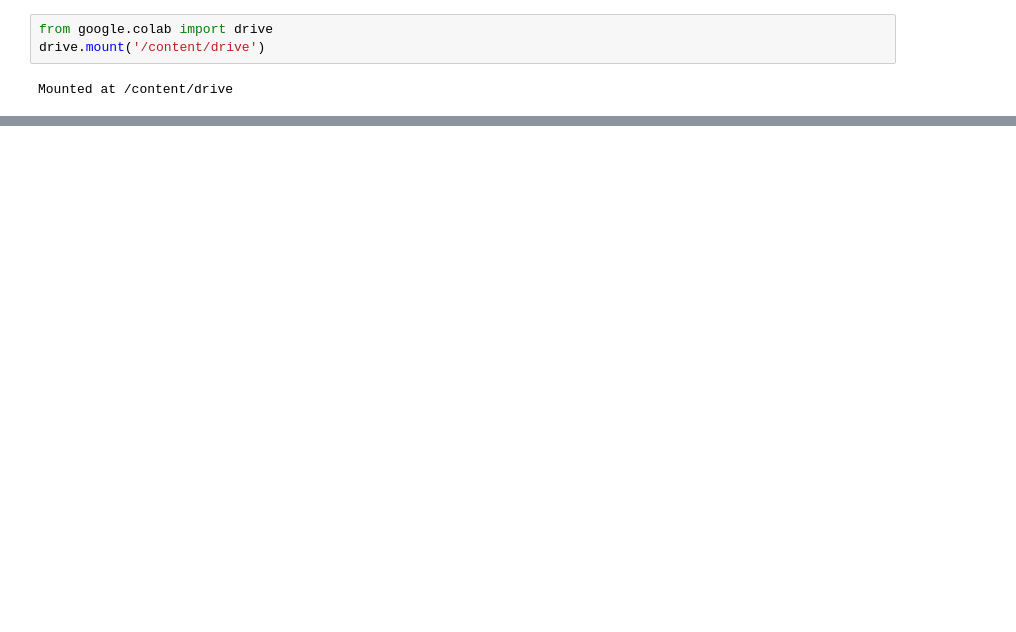
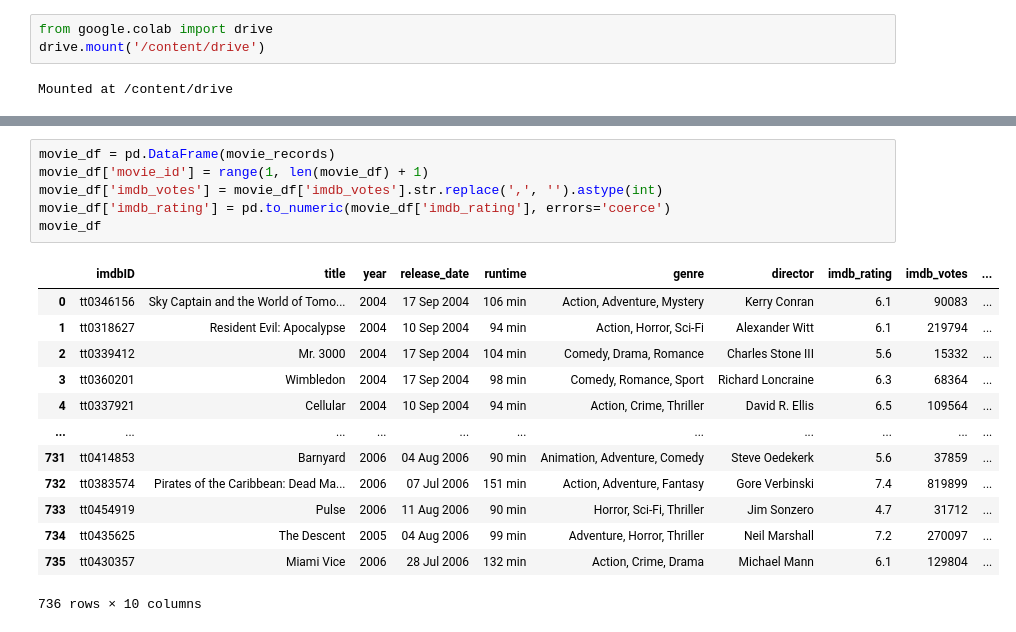
Before and after one commit to mkondzie/box-office, a Jupyter notebook: model.ipynb, the cells around one changed output, grey strips where cells are left out. Drawn from its saved outputs; the diff is of its cells as text; blank space fills up the shorter version.

```diff
--- a/model.ipynb
+++ b/model.ipynb
@@ -1243,0 +134,20 @@ Review the complete data pipeline and the enhanced ranking dashboard to ensure d
+# %%
+movie_df = pd.DataFrame(movie_records)
+movie_df['movie_id'] = range(1, len(movie_df) + 1)
+movie_df['imdb_votes'] = movie_df['imdb_votes'].str.replace(',', '').astype(int)
+movie_df['imdb_rating'] = pd.to_numeric(movie_df['imdb_rating'], errors='coerce')
+movie_df
+# %% [output]
+|  | imdbID | title | year | release_date | runtime | genre | director | imdb_rating | imdb_votes | ... |
+| 0 | tt0346156 | Sky Captain and the World of Tomo... | 2004 | 17 Sep 2004 | 106 min | Action, Adventure, Mystery | Kerry Conran | 6.1 | 90083 | ... |
+| 1 | tt0318627 | Resident Evil: Apocalypse | 2004 | 10 Sep 2004 | 94 min | Action, Horror, Sci-Fi | Alexander Witt | 6.1 | 219794 | ... |
+| 2 | tt0339412 | Mr. 3000 | 2004 | 17 Sep 2004 | 104 min | Comedy, Drama, Romance | Charles Stone III | 5.6 | 15332 | ... |
+| 3 | tt0360201 | Wimbledon | 2004 | 17 Sep 2004 | 98 min | Comedy, Romance, Sport | Richard Loncraine | 6.3 | 68364 | ... |
+| 4 | tt0337921 | Cellular | 2004 | 10 Sep 2004 | 94 min | Action, Crime, Thriller | David R. Ellis | 6.5 | 109564 | ... |
+| ... | ... | ... | ... | ... | ... | ... | ... | ... | ... | ... |
+| 731 | tt0414853 | Barnyard | 2006 | 04 Aug 2006 | 90 min | Animation, Adventure, Comedy | Steve Oedekerk | 5.6 | 37859 | ... |
+| 732 | tt0383574 | Pirates of the Caribbean: Dead Ma... | 2006 | 07 Jul 2006 | 151 min | Action, Adventure, Fantasy | Gore Verbinski | 7.4 | 819899 | ... |
+| 733 | tt0454919 | Pulse | 2006 | 11 Aug 2006 | 90 min | Horror, Sci-Fi, Thriller | Jim Sonzero | 4.7 | 31712 | ... |
+| 734 | tt0435625 | The Descent | 2005 | 04 Aug 2006 | 99 min | Adventure, Horror, Thriller | Neil Marshall | 7.2 | 270097 | ... |
+| 735 | tt0430357 | Miami Vice | 2006 | 28 Jul 2006 | 132 min | Action, Crime, Drama | Michael Mann | 6.1 | 129804 | ... |
+736 rows × 10 columns
```
Also changed, not shown: parts of 87 cells of this notebook.
